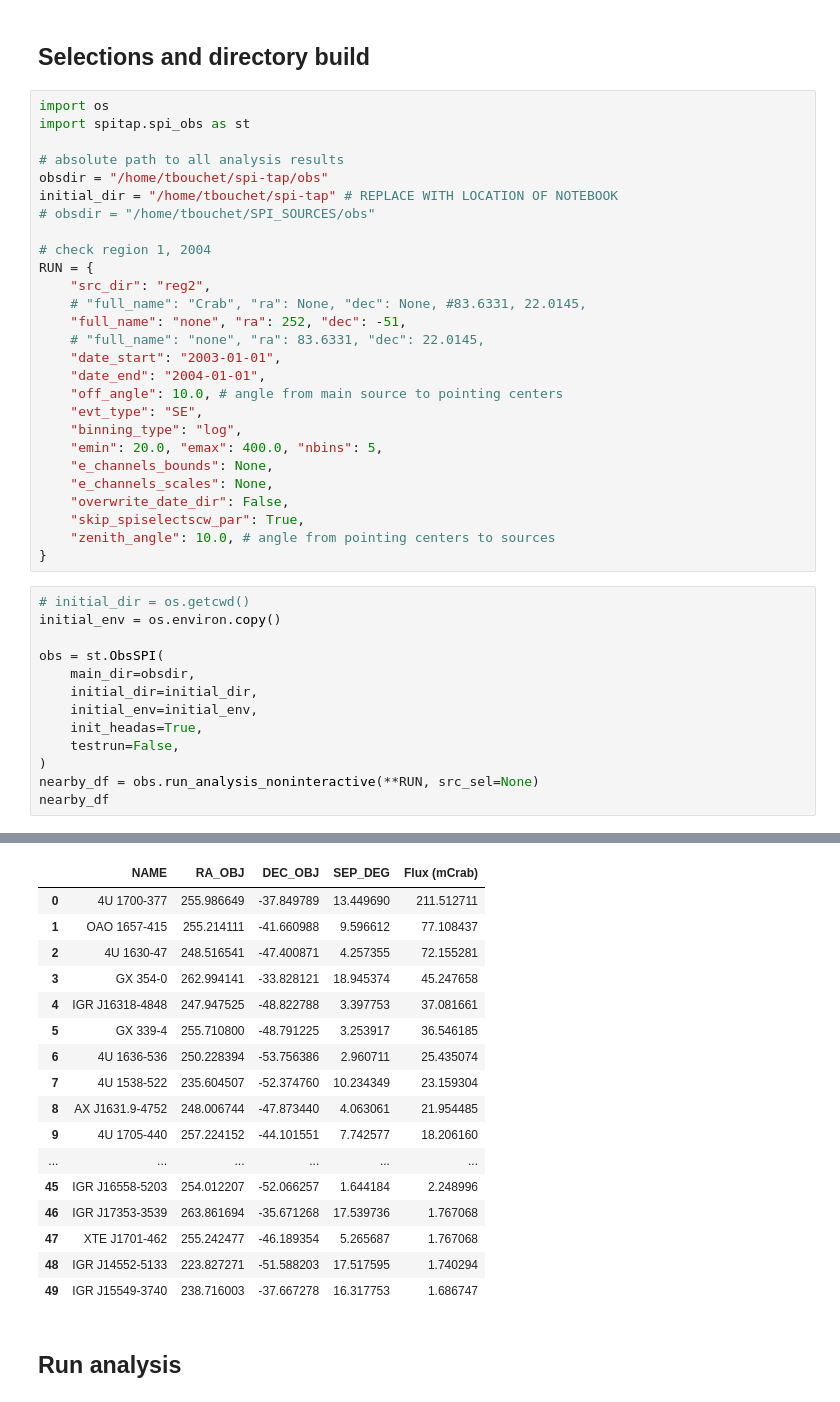
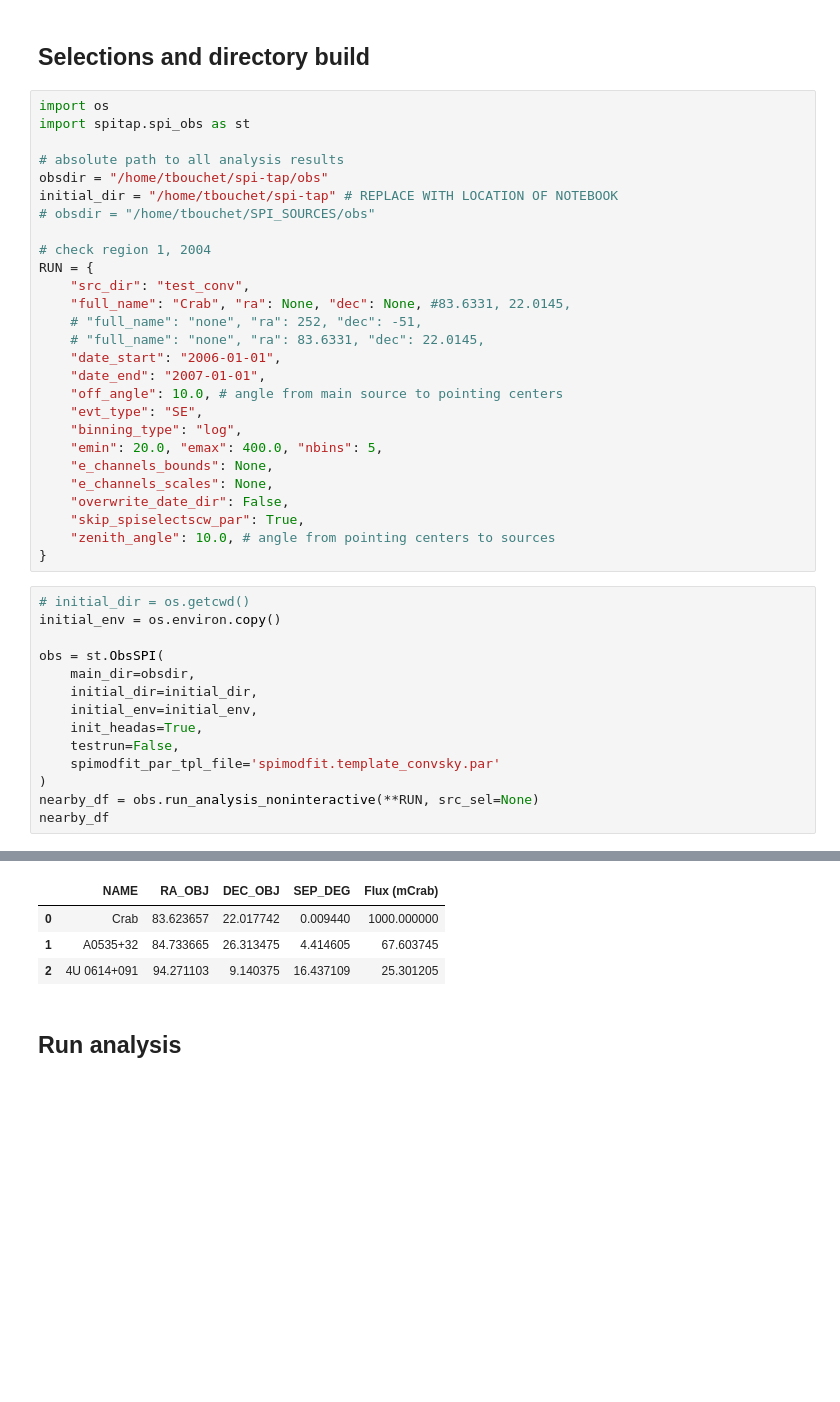
Before and after one commit to tristanbouchet/spi-tap, a Jupyter notebook: auto_spitap.ipynb, the cells around one changed output, grey strips where cells are left out. Cells and saved outputs as stored; diff of their text form; blank space fills up the shorter version.

```diff
--- a/auto_spitap.ipynb
+++ b/auto_spitap.ipynb
@@ -13,12 +13,12 @@ initial_dir = "/home/tbouchet/spi-tap" # REPLACE WITH LOCATION OF NOTEBOOK
 
 # check region 1, 2004
 RUN = {
-    "src_dir": "reg2",
-    # "full_name": "Crab", "ra": None, "dec": None, #83.6331, 22.0145,
-    "full_name": "none", "ra": 252, "dec": -51,
+    "src_dir": "test_conv",
+    "full_name": "Crab", "ra": None, "dec": None, #83.6331, 22.0145,
+    # "full_name": "none", "ra": 252, "dec": -51,
     # "full_name": "none", "ra": 83.6331, "dec": 22.0145,
-    "date_start": "2003-01-01",
-    "date_end": "2004-01-01",
+    "date_start": "2006-01-01",
+    "date_end": "2007-01-01",
     "off_angle": 10.0, # angle from main source to pointing centers
     "evt_type": "SE",
     "binning_type": "log",
@@ -39,6 +39,7 @@ obs = st.ObsSPI(
     initial_env=initial_env,
     init_headas=True,
     testrun=False,
+    spimodfit_par_tpl_file='spimodfit.template_convsky.par'
 )
 nearby_df = obs.run_analysis_noninteractive(**RUN, src_sel=None)
 nearby_df
@@ -62,21 +63,8 @@ Found 50 sources in catalog within 20.0° of target sources (RA=252.00°, Dec=-5
 Nearby sources ready. Set src_sel and continue with select_brightest + spimodfit steps.
 |  | NAME | RA_OBJ | DEC_OBJ | SEP_DEG | Flux (mCrab) |
-| 0 | 4U 1700-377 | 255.986649 | -37.849789 | 13.449690 | 211.512711 |
-| 1 | OAO 1657-415 | 255.214111 | -41.660988 | 9.596612 | 77.108437 |
-| 2 | 4U 1630-47 | 248.516541 | -47.400871 | 4.257355 | 72.155281 |
-| 3 | GX 354-0 | 262.994141 | -33.828121 | 18.945374 | 45.247658 |
-| 4 | IGR J16318-4848 | 247.947525 | -48.822788 | 3.397753 | 37.081661 |
-| 5 | GX 339-4 | 255.710800 | -48.791225 | 3.253917 | 36.546185 |
-| 6 | 4U 1636-536 | 250.228394 | -53.756386 | 2.960711 | 25.435074 |
-| 7 | 4U 1538-522 | 235.604507 | -52.374760 | 10.234349 | 23.159304 |
-| 8 | AX J1631.9-4752 | 248.006744 | -47.873440 | 4.063061 | 21.954485 |
-| 9 | 4U 1705-440 | 257.224152 | -44.101551 | 7.742577 | 18.206160 |
-| ... | ... | ... | ... | ... | ... |
-| 45 | IGR J16558-5203 | 254.012207 | -52.066257 | 1.644184 | 2.248996 |
-| 46 | IGR J17353-3539 | 263.861694 | -35.671268 | 17.539736 | 1.767068 |
-| 47 | XTE J1701-462 | 255.242477 | -46.189354 | 5.265687 | 1.767068 |
-| 48 | IGR J14552-5133 | 223.827271 | -51.588203 | 17.517595 | 1.740294 |
-| 49 | IGR J15549-3740 | 238.716003 | -37.667278 | 16.317753 | 1.686747 |
+| 0 | Crab | 83.623657 | 22.017742 | 0.009440 | 1000.000000 |
+| 1 | A0535+32 | 84.733665 | 26.313475 | 4.414605 | 67.603745 |
+| 2 | 4U 0614+091 | 94.271103 | 9.140375 | 16.437109 | 25.301205 |
 # %% [markdown]
 ## Run analysis
 # %%
```
Also changed, not shown: parts of 9 cells of this notebook, 7 other files.
